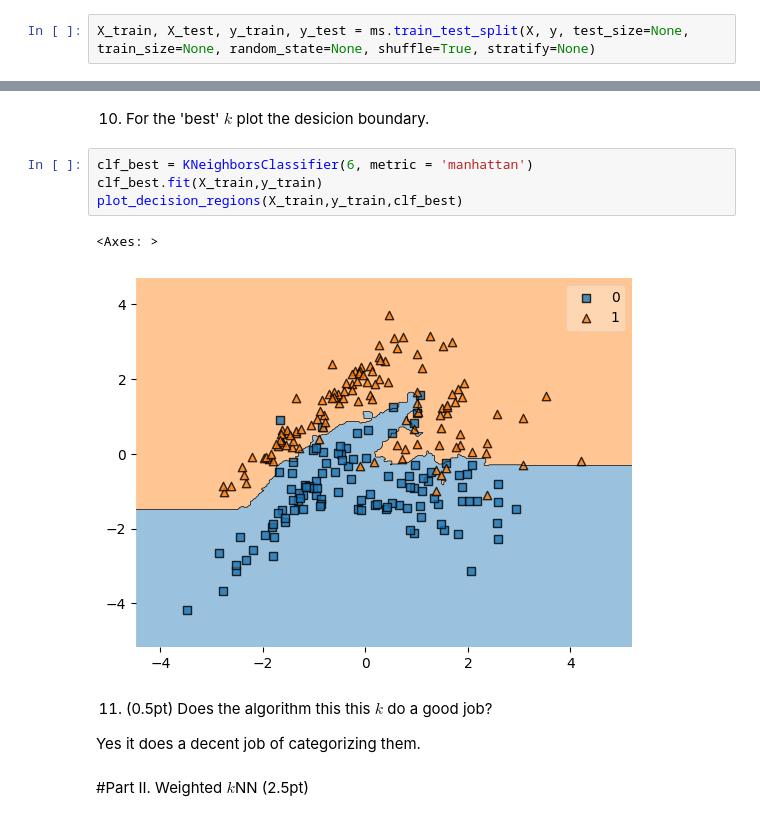
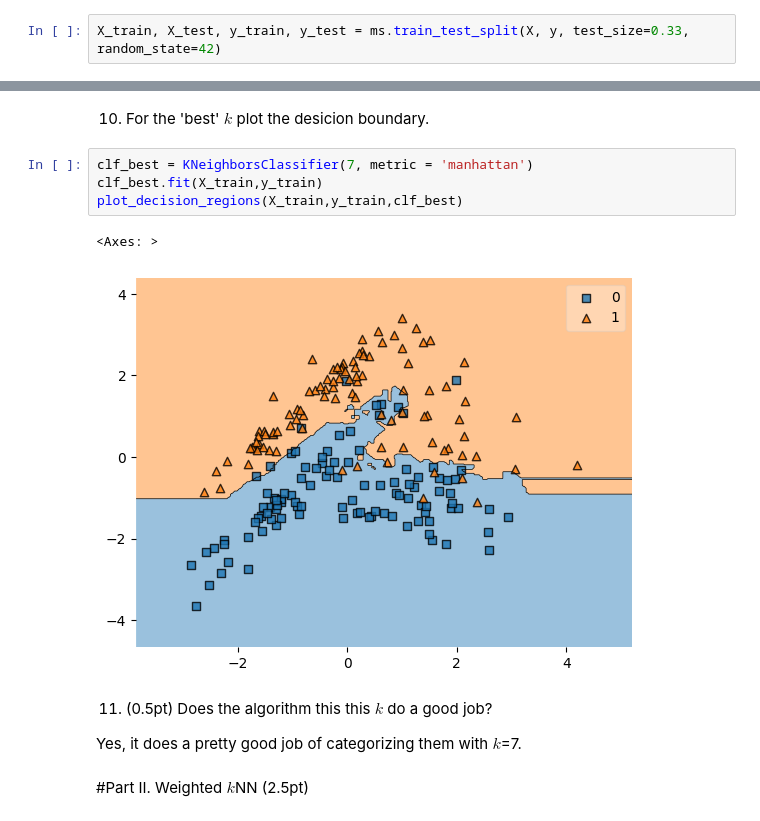
Before and after one commit to YKhalitov/College-Projects, a Jupyter notebook: RIT-Projects/Machine Learning - CSCI 335/HW1.ipynb, the cells around one changed output, grey strips where cells are left out. Cells and saved outputs as stored; diff of their text form.

```diff
--- a/RIT-Projects/Machine Learning - CSCI 335/HW1.ipynb
+++ b/RIT-Projects/Machine Learning - CSCI 335/HW1.ipynb
@@ -41,7 +40,7 @@ plt.legend(handles=scatter_train.legend_elements()[0], labels=['Class 0', 'Class
 # %% [markdown]
 2. (1pt) Split the data into train and test sets. You can use a built-in [function train_test_split](https://scikit-learn.org/stable/modules/generated/sklearn.model_selection.train_test_split.html) from sklearn. (To get the same result as in the lecture slides, use the parameters from the example in the description of the function.)
 # %%
-X_train, X_test, y_train, y_test = ms.train_test_split(X, y, test_size=None, train_size=None, random_state=None, shuffle=True, stratify=None)
+X_train, X_test, y_train, y_test = ms.train_test_split(X, y, test_size=0.33, random_state=42)
 # %%
 # Plot the synthetic dataset again
 scatter_train = plt.scatter(X_train[:, 0], X_train[:, 1], c=y_train, cmap=plt.cm.Paired)
@@ -221,16 +220,16 @@ plt.show()
 # %% [markdown]
 10. For the 'best' $k$ plot the desicion boundary.
 # %%
-clf_best = KNeighborsClassifier(6, metric = 'manhattan')
+clf_best = KNeighborsClassifier(7, metric = 'manhattan')
 clf_best.fit(X_train,y_train)
 plot_decision_regions(X_train,y_train,clf_best)
 # %% [output]
 <Axes: >
-[figure, old version]
+[figure, new version]
 # %% [markdown]
 11. (0.5pt) Does the algorithm this this $k$ do a good job?
 
-Yes it does a decent job of categorizing them.
+Yes, it does a pretty good job of categorizing them with $k$=7.
 # %% [markdown]
 #Part II. Weighted $k$NN (2.5pt)
 # %% [markdown]
```
Also changed, not shown: parts of 10 cells of this notebook.
